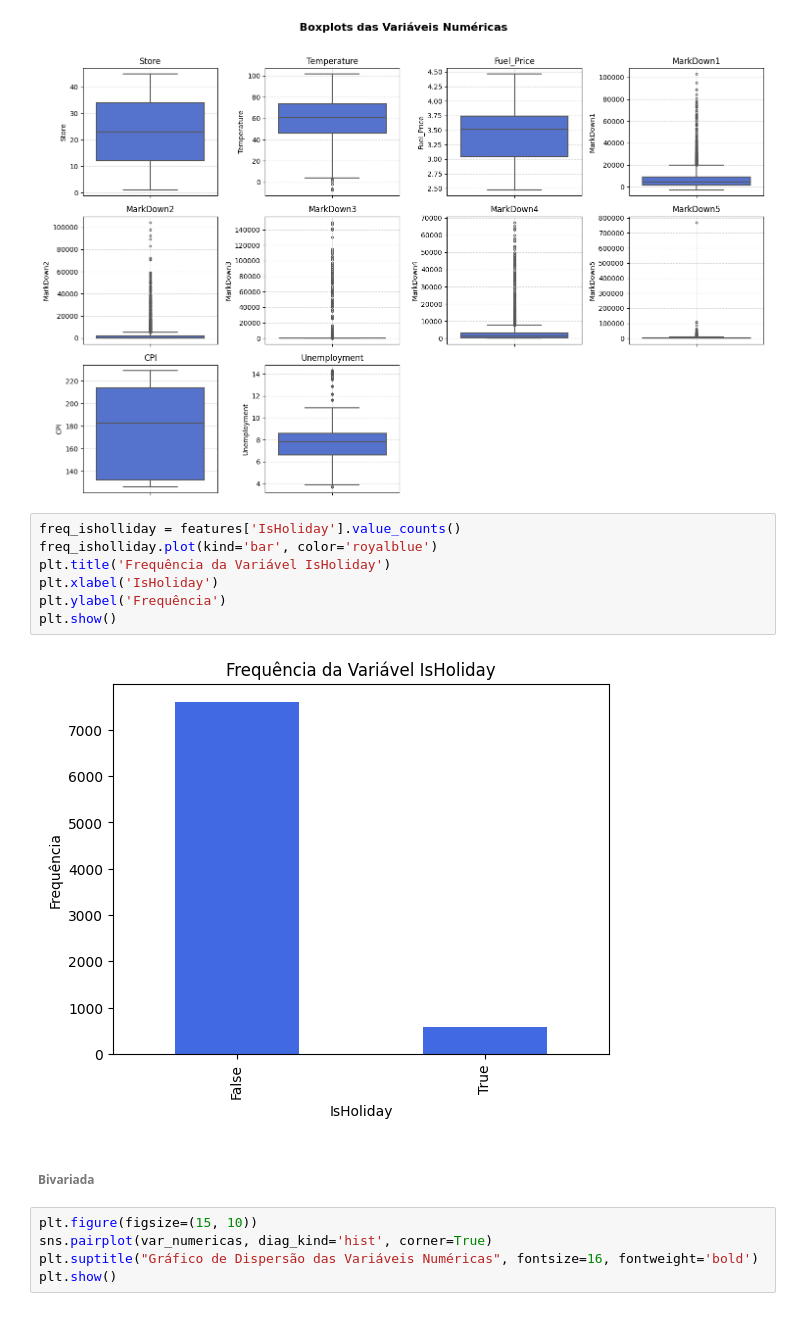
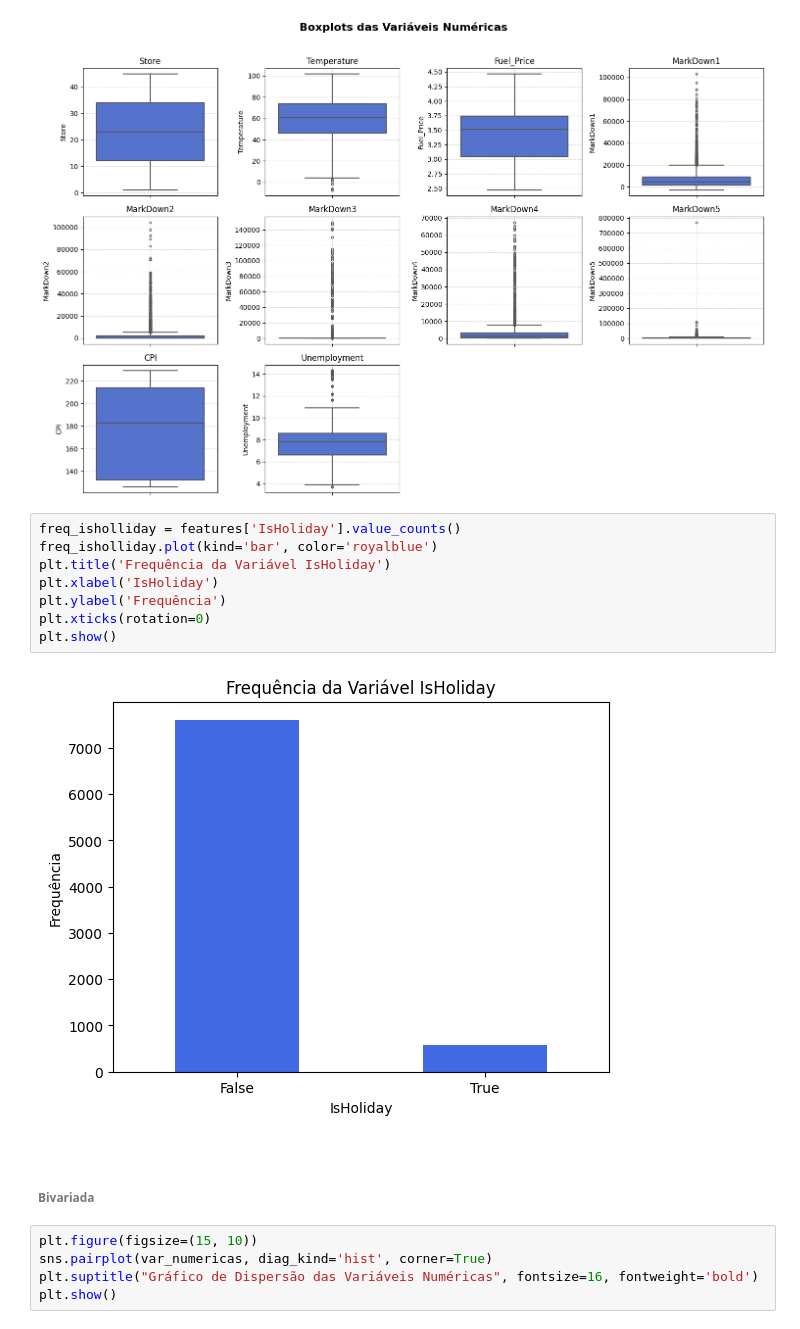
Before and after one commit to andrerizzo/Sales_Prediction, a Jupyter notebook: Previsao_de_Vendas_Parte_1_Analise_Exploratoria_de_Dados.ipynb, the cells around one changed output. Drawn from its saved outputs; the diff is of its cells as text.

```diff
--- a/Previsao_de_Vendas_Parte_1_Analise_Exploratoria_de_Dados.ipynb
+++ b/Previsao_de_Vendas_Parte_1_Analise_Exploratoria_de_Dados.ipynb
@@ -452,13 +469,16 @@ plt.show()
 # %%
 freq_isholliday = features['IsHoliday'].value_counts()
 freq_isholliday.plot(kind='bar', color='royalblue')
 plt.title('Frequência da Variável IsHoliday')
 plt.xlabel('IsHoliday')
 plt.ylabel('Frequência')
+plt.xticks(rotation=0)
 plt.show()
 # %% [output]
-[figure, old version]
+[figure, new version]
 # %% [markdown]
+<br>
+
 ###### Bivariada
 # %%
 plt.figure(figsize=(15, 10))
```
Also changed, not shown: parts of 70 cells of this notebook.
